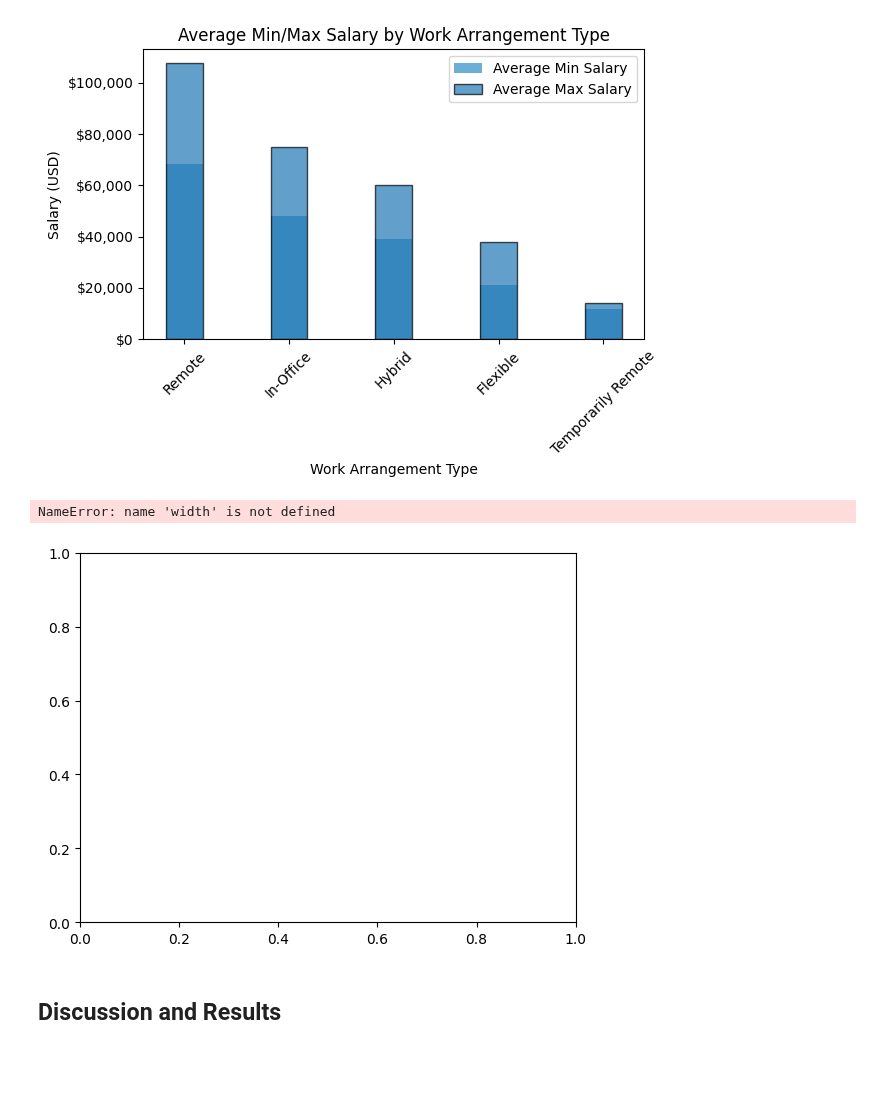
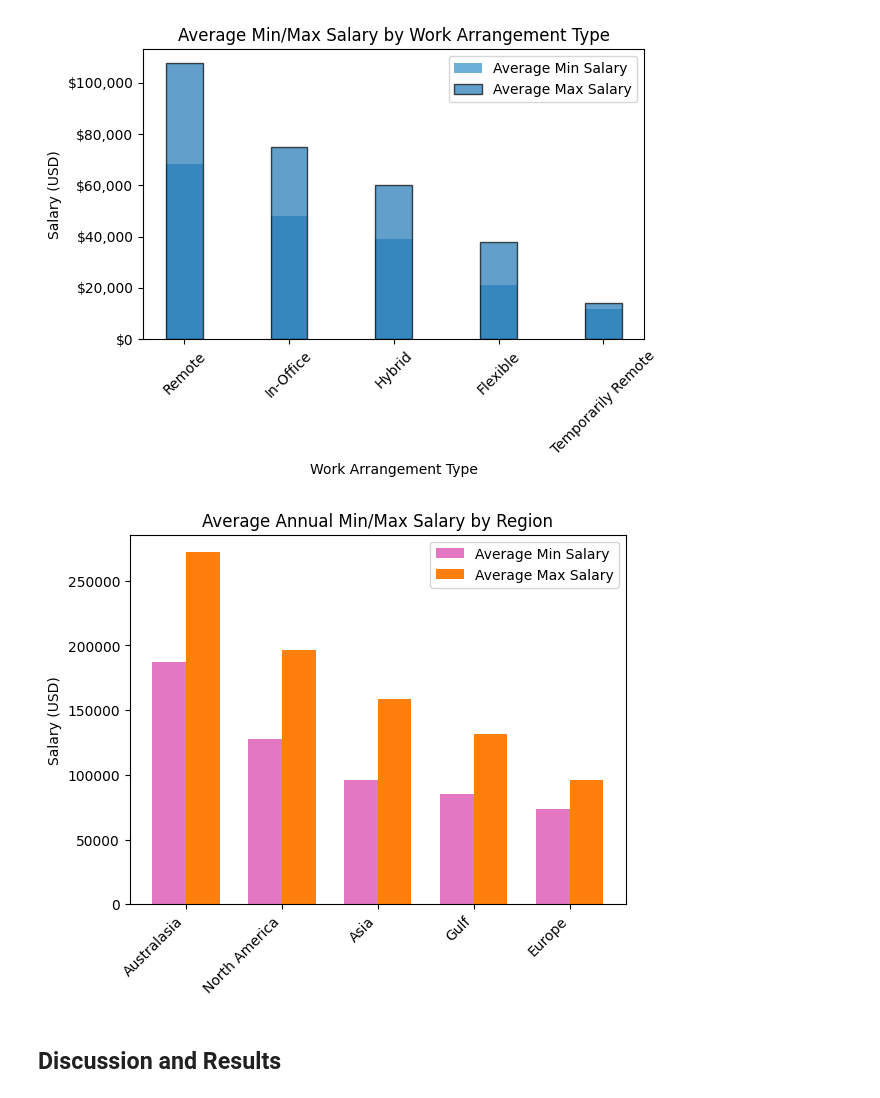
Before and after one commit to tumibytes/cis9650-project03, a Jupyter notebook: term_project_starter.ipynb, the cells around one changed output. Cells and saved outputs as stored; diff of their text form; code cells hidden in the pictures; blank space fills up the shorter version.

```diff
--- a/term_project_starter.ipynb
+++ b/term_project_starter.ipynb
@@ -491,36 +491,36 @@ region_avg = (
     sal.dropna(subset=["region", "maxSalary"])
        .groupby("region")[["minSalary", "maxSalary"]]
        .mean()
        .sort_values("maxSalary", ascending=False)
 )
 
                    #extract into lists ( like the fruit example)
 regions     = region_avg.index.tolist()
 min_values  = region_avg["minSalary"].tolist()
 max_values  = region_avg["maxSalary"].tolist()
 
 
                   #plot using the same style (fruit template reference) this is where the graph actually comes in
 fig, ax = plt.subplots()
-
+x = np.arange(len(regions))   #positions for the bars
+width = 0.35
 
                        # for min and max salary x- width/2 allows me to shift min to the left
 bars_min = ax.bar(x - width/2, min_values, width, label='Average Min Salary', color='tab:pink')
 bars_max = ax.bar(x + width/2, max_values, width, label='Average Max Salary', color='tab:orange')
                                     #two bars per region
 
                         # label+title (referencing template from starter code)
 ax.set_ylabel("Salary (USD)")
 ax.set_title("Average Annual Min/Max Salary by Region")
 ax.set_xticks(x)
 ax.set_xticklabels(regions, rotation=45, ha="right")         #ha=horizontal alignment. prevents region from overlapping
 ax.legend()
 
 
 plt.show()
 # %% [output]
-NameError: name 'width' is not defined
-[figure, old version]
+[figure, new version]
 # %% [markdown]
 ## Discussion and Results
 # %% [markdown]
```
